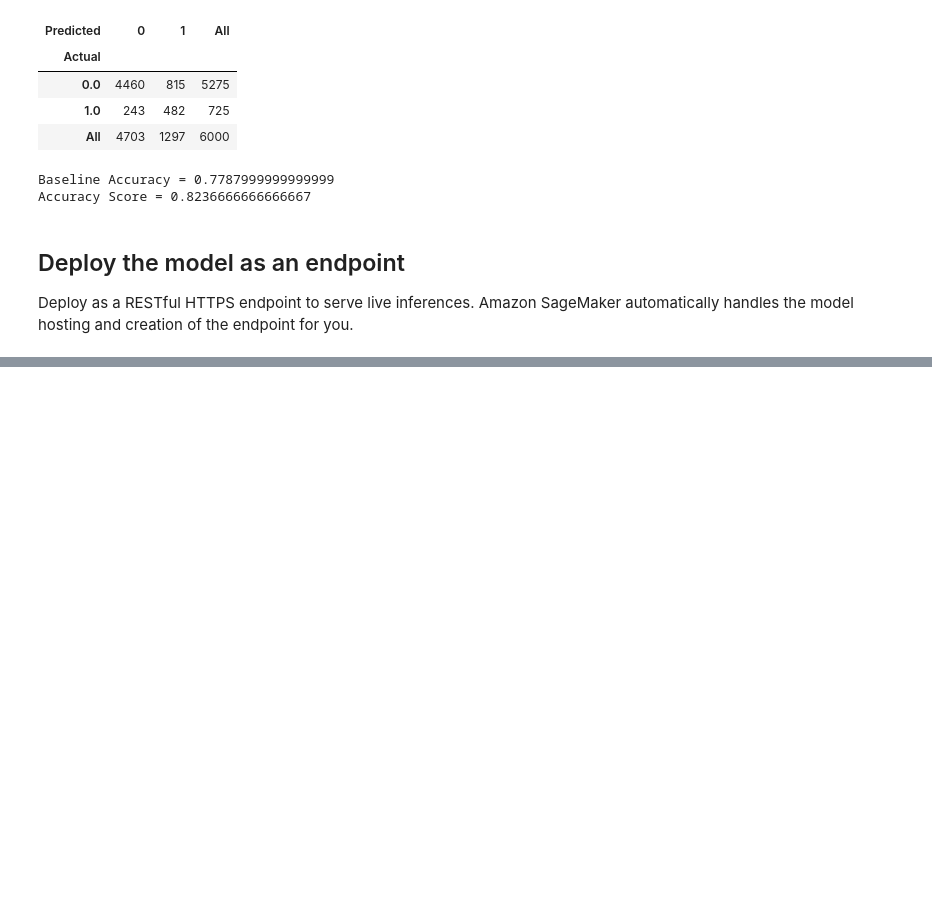
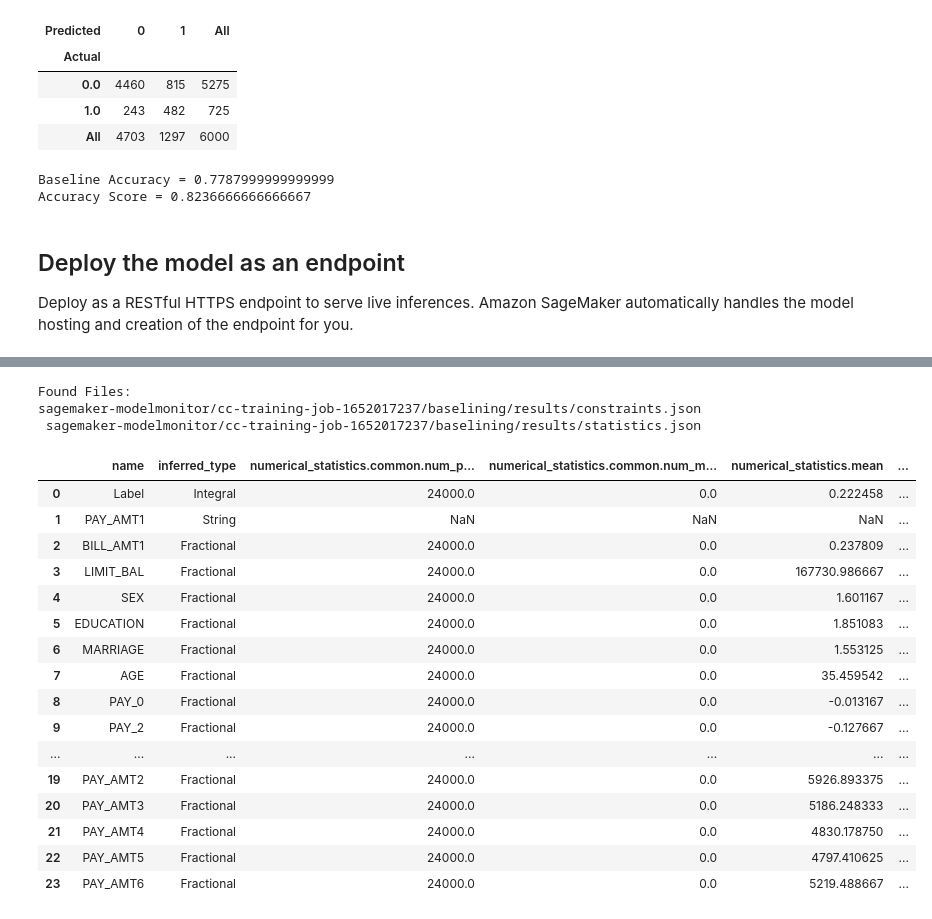
Before and after one commit to philiprj/AWS_examples, a Jupyter notebook: sagemaker_test.ipynb, the cells around one changed output, grey strips where cells are left out. Saved outputs shown, nothing was run; the diff lists cells and outputs as text; code cells hidden in the pictures; blank space fills up the shorter version.

Commit message:
Complete notebook with endpoint monitor

```diff
--- a/sagemaker_test.ipynb
+++ b/sagemaker_test.ipynb
@@ -436,0 +594,12 @@ Deploy as a RESTful HTTPS endpoint to serve live inferences. Amazon SageMaker au
+# %%
+model_prefix = prefix + "/" + endpoint_name
+baseline_prefix = model_prefix + '/baselining'
+baseline_data_prefix = baseline_prefix + '/data'
+baseline_results_prefix = baseline_prefix + '/results'
+
+baseline_data_uri = 's3://{}/{}'.format(rawbucket,baseline_data_prefix)
+baseline_results_uri = 's3://{}/{}'.format(rawbucket, baseline_results_prefix)
+train_data_header_location = "s3://" + rawbucket + '/' + prefix + '/train_headers'
+print('Baseline data uri: {}'.format(baseline_data_uri))
+print('Baseline results uri: {}'.format(baseline_results_uri))
+print(train_data_header_location)
@@ -436,0 +610,17 @@ Deploy as a RESTful HTTPS endpoint to serve live inferences. Amazon SageMaker au
+# %%
+from sagemaker.model_monitor import DefaultModelMonitor
+from sagemaker.model_monitor.dataset_format import DatasetFormat
+
+my_default_monitor = DefaultModelMonitor(
+    role=role,
+    instance_count=1,
+    instance_type='ml.m5.xlarge',
+    volume_size_in_gb=20,
+    max_runtime_in_seconds=3600)
+
+my_default_monitor.suggest_baseline(
+    baseline_dataset=os.path.join(train_data_header_location, 'train_data_with_headers.csv'),
+    dataset_format=DatasetFormat.csv(header=True),
+    output_s3_uri=baseline_results_uri,
+    wait=True
+)
@@ -436,0 +647,11 @@ Deploy as a RESTful HTTPS endpoint to serve live inferences. Amazon SageMaker au
+# %%
+s3_client = boto3.Session().client('s3')
+result = s3_client.list_objects(Bucket=rawbucket, Prefix=baseline_results_prefix)
+report_files = [report_file.get("Key") for report_file in result.get('Contents')]
+print("Found Files:")
+print("\n ".join(report_files))
+
+baseline_job = my_default_monitor.latest_baselining_job
+schema_df = pd.io.json.json_normalize(baseline_job.baseline_statistics().body_dict["features"])
+schema_df
+# %% [output]
@@ -436,0 +659,20 @@ Deploy as a RESTful HTTPS endpoint to serve live inferences. Amazon SageMaker au
+Found Files:
+sagemaker-modelmonitor/cc-training-job-1652017237/baselining/results/constraints.json
+ sagemaker-modelmonitor/cc-training-job-1652017237/baselining/results/statistics.json
+|  | name | inferred_type | numerical_statistics.common.num_p... | numerical_statistics.common.num_m... | numerical_statistics.mean | ... |
+| 0 | Label | Integral | 24000.0 | 0.0 | 0.222458 | ... |
+| 1 | PAY_AMT1 | String | NaN | NaN | NaN | ... |
+| 2 | BILL_AMT1 | Fractional | 24000.0 | 0.0 | 0.237809 | ... |
+| 3 | LIMIT_BAL | Fractional | 24000.0 | 0.0 | 167730.986667 | ... |
+| 4 | SEX | Fractional | 24000.0 | 0.0 | 1.601167 | ... |
+| 5 | EDUCATION | Fractional | 24000.0 | 0.0 | 1.851083 | ... |
+| 6 | MARRIAGE | Fractional | 24000.0 | 0.0 | 1.553125 | ... |
+| 7 | AGE | Fractional | 24000.0 | 0.0 | 35.459542 | ... |
+| 8 | PAY_0 | Fractional | 24000.0 | 0.0 | -0.013167 | ... |
+| 9 | PAY_2 | Fractional | 24000.0 | 0.0 | -0.127667 | ... |
+| ... | ... | ... | ... | ... | ... | ... |
+| 19 | PAY_AMT2 | Fractional | 24000.0 | 0.0 | 5926.893375 | ... |
+| 20 | PAY_AMT3 | Fractional | 24000.0 | 0.0 | 5186.248333 | ... |
+| 21 | PAY_AMT4 | Fractional | 24000.0 | 0.0 | 4830.178750 | ... |
+| 22 | PAY_AMT5 | Fractional | 24000.0 | 0.0 | 4797.410625 | ... |
+| 23 | PAY_AMT6 | Fractional | 24000.0 | 0.0 | 5219.488667 | ... |
```
Also changed, not shown: parts of 32 cells of this notebook.
